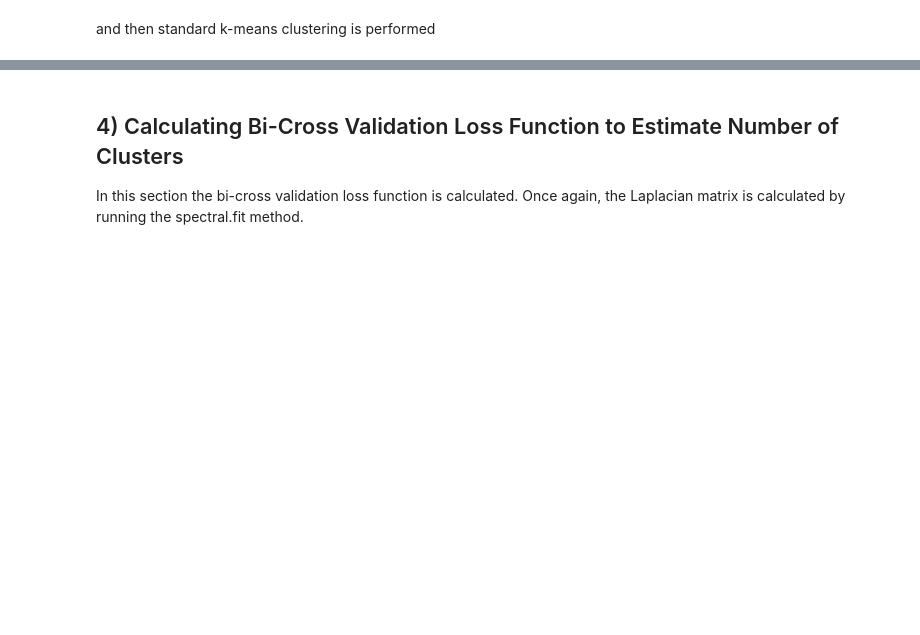
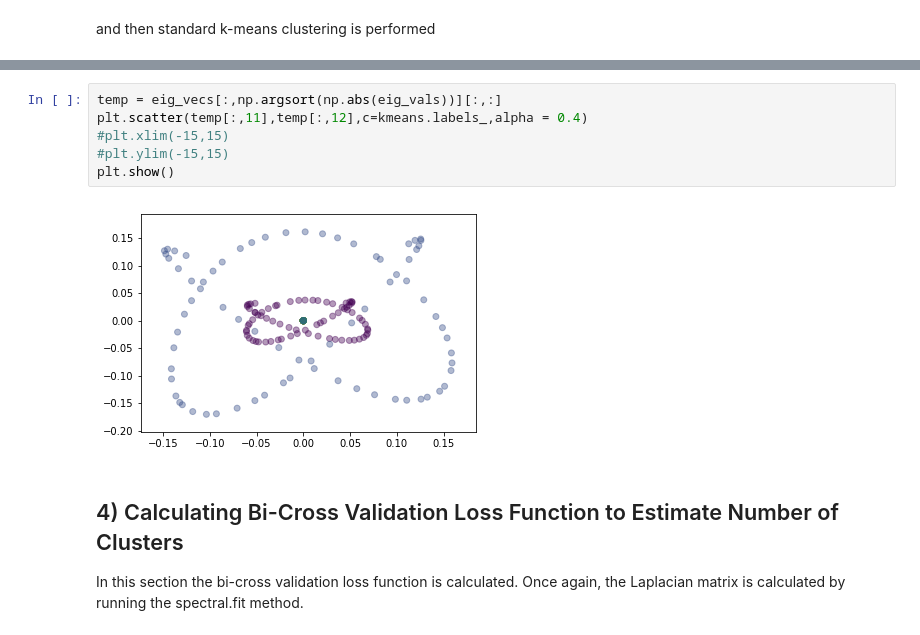
Before and after one commit to sioan/bcv_spectral_clustering, a Jupyter notebook: spectral_clustering.ipynb, the cells around one changed output, grey strips where cells are left out. Drawn from its saved outputs; the diff is of its cells as text; blank space fills up the shorter version.

```diff
--- a/spectral_clustering.ipynb
+++ b/spectral_clustering.ipynb
@@ -141,3 +145,11 @@ plt.show()
+# %%
+temp = eig_vecs[:,np.argsort(np.abs(eig_vals))][:,:]
+plt.scatter(temp[:,11],temp[:,12],c=kmeans.labels_,alpha = 0.4)
+#plt.xlim(-15,15)
+#plt.ylim(-15,15)
+plt.show()
+# %% [output]
+[figure, added]
 # %% [markdown]
 ##  4) Calculating Bi-Cross Validation Loss Function to Estimate Number of Clusters
 
```
Also changed, not shown: parts of 5 cells of this notebook.
